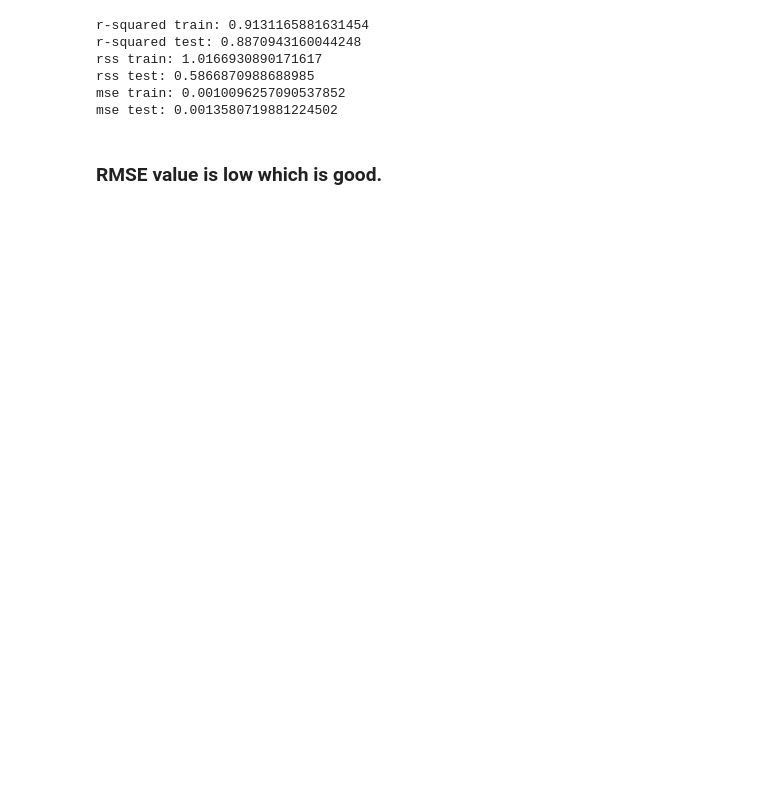
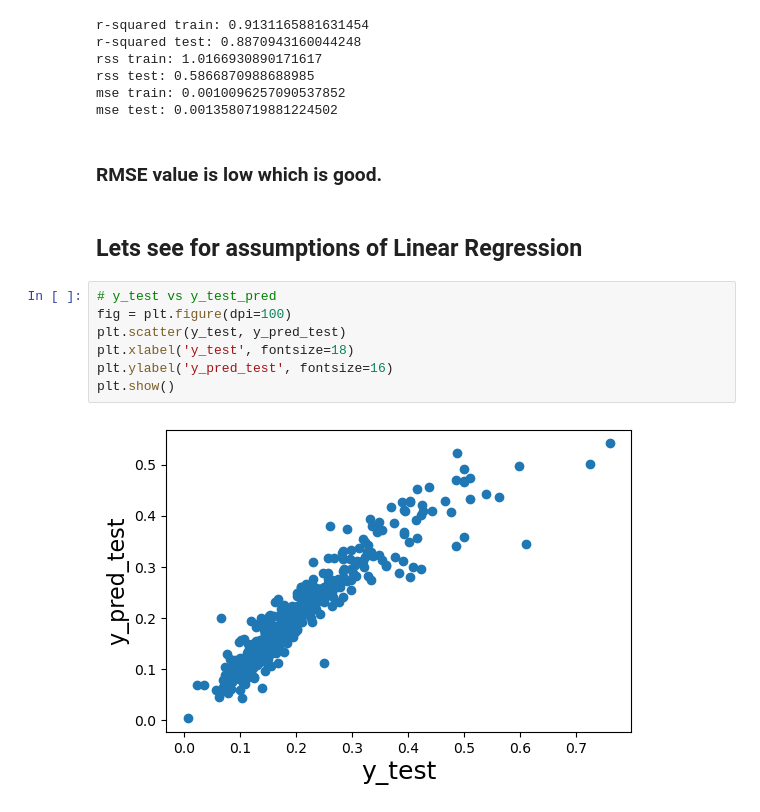
Before and after one commit to kc11381/Housing_Price_Prediction_Case_Study, a Jupyter notebook: house_price_prediction.ipynb, the cells around one changed output. Cells and saved outputs as stored; diff of their text form; blank space fills up the shorter version.

```diff
--- a/house_price_prediction.ipynb
+++ b/house_price_prediction.ipynb
@@ -749,3 +748,14 @@ mse train: 0.0010096257090537852
 mse test: 0.0013580719881224502
 # %% [markdown]
 ### RMSE value is low which is good.
+# %% [markdown]
+## Lets see for assumptions of Linear Regression
+# %%
+# y_test vs y_test_pred
+fig = plt.figure(dpi=100)
+plt.scatter(y_test, y_pred_test)
+plt.xlabel('y_test', fontsize=18)
+plt.ylabel('y_pred_test', fontsize=16)
+plt.show()
+# %% [output]
+[figure, added]
```
Also changed, not shown: parts of 25 cells of this notebook.
